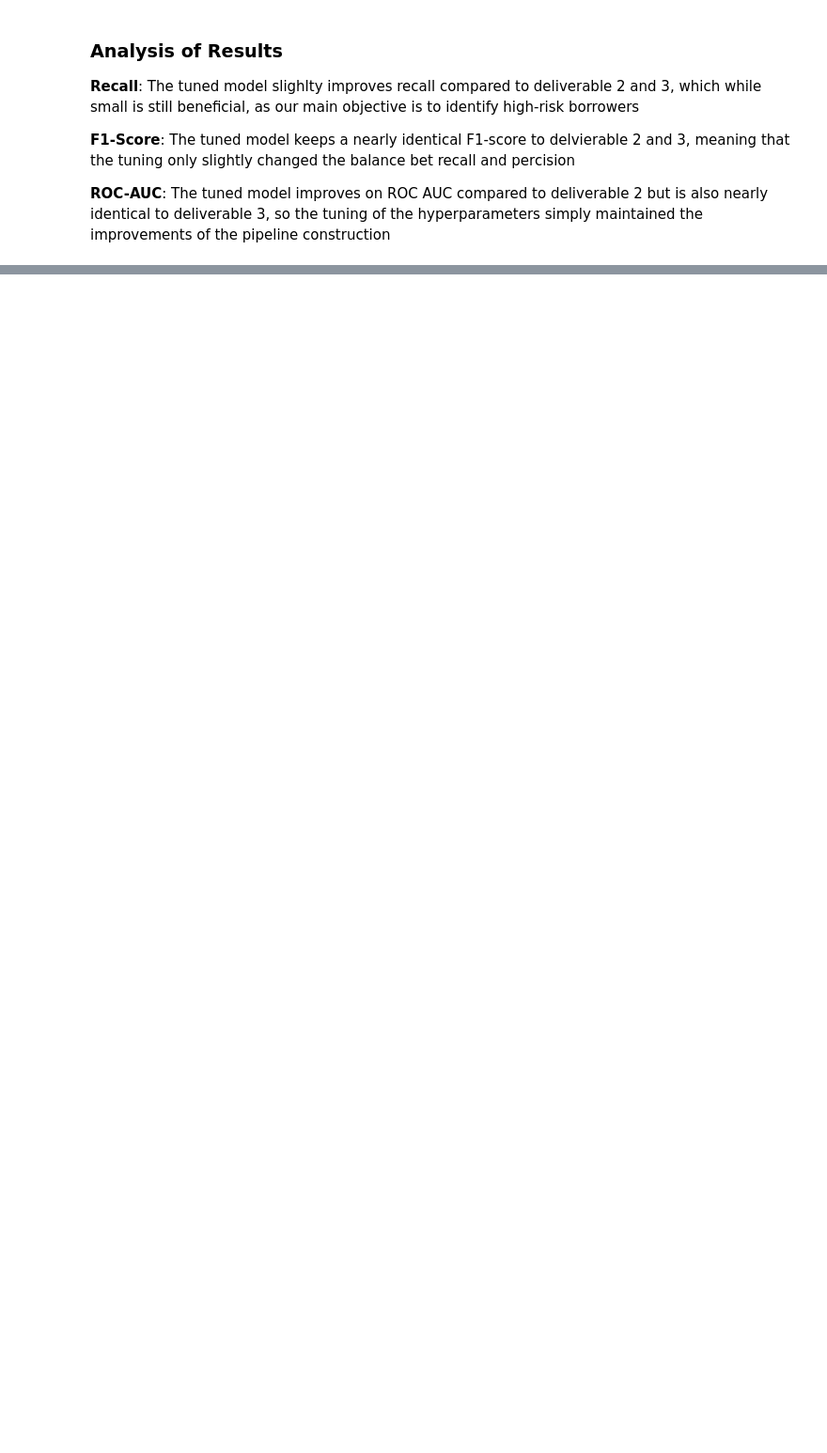
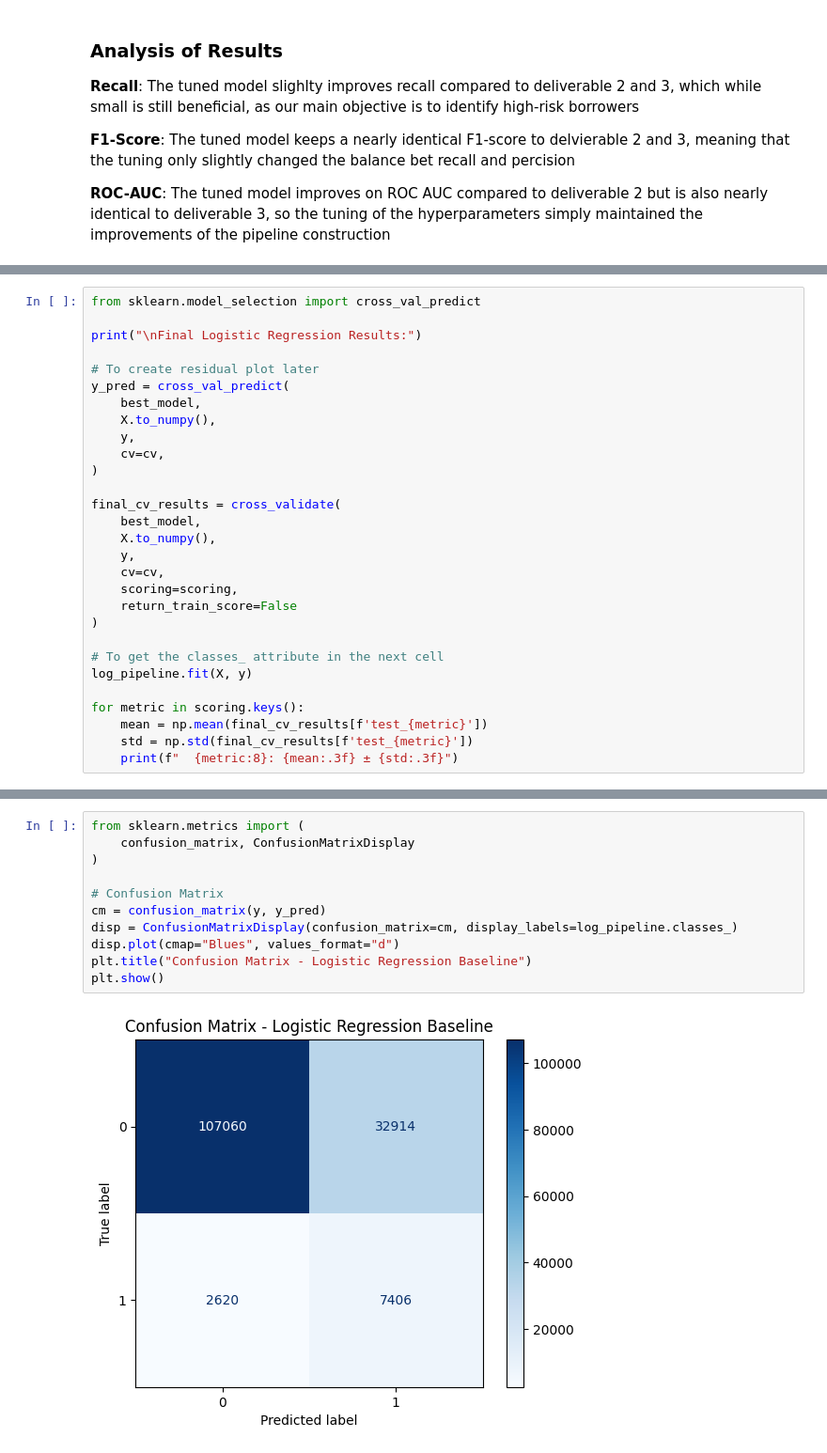
Before and after one commit to spy772/CISC-251-Project, a Jupyter notebook: deliverable-3.ipynb, the cells around one changed output, grey strips where cells are left out. Shown at 94% size. Drawn from its saved outputs; the diff is of its cells as text; blank space fills up the shorter version.

```diff
--- a/deliverable-3.ipynb
+++ b/deliverable-3.ipynb
@@ -303,0 +345,29 @@ plt.show()
+# %%
+from sklearn.model_selection import cross_val_predict
+
+print("\nFinal Logistic Regression Results:")
+
+# To create residual plot later
+y_pred = cross_val_predict(
+    best_model,
+    X.to_numpy(),
+    y,
+    cv=cv,
+)
+
+final_cv_results = cross_validate(
+    best_model,
+    X.to_numpy(),
+    y,
+    cv=cv,
+    scoring=scoring,
+    return_train_score=False
+)
+
+# To get the classes_ attribute in the next cell
+log_pipeline.fit(X, y)
+
+for metric in scoring.keys():
+    mean = np.mean(final_cv_results[f'test_{metric}'])
+    std = np.std(final_cv_results[f'test_{metric}'])
+    print(f"  {metric:8}: {mean:.3f} ± {std:.3f}")
@@ -303,0 +406,13 @@ plt.show()
+# %%
+from sklearn.metrics import (
+    confusion_matrix, ConfusionMatrixDisplay
+)
+
+# Confusion Matrix
+cm = confusion_matrix(y, y_pred)
+disp = ConfusionMatrixDisplay(confusion_matrix=cm, display_labels=log_pipeline.classes_)
+disp.plot(cmap="Blues", values_format="d")
+plt.title("Confusion Matrix - Logistic Regression Baseline")
+plt.show()
+# %% [output]
+[figure, added]
```
Also changed, not shown: parts of 12 cells of this notebook.
